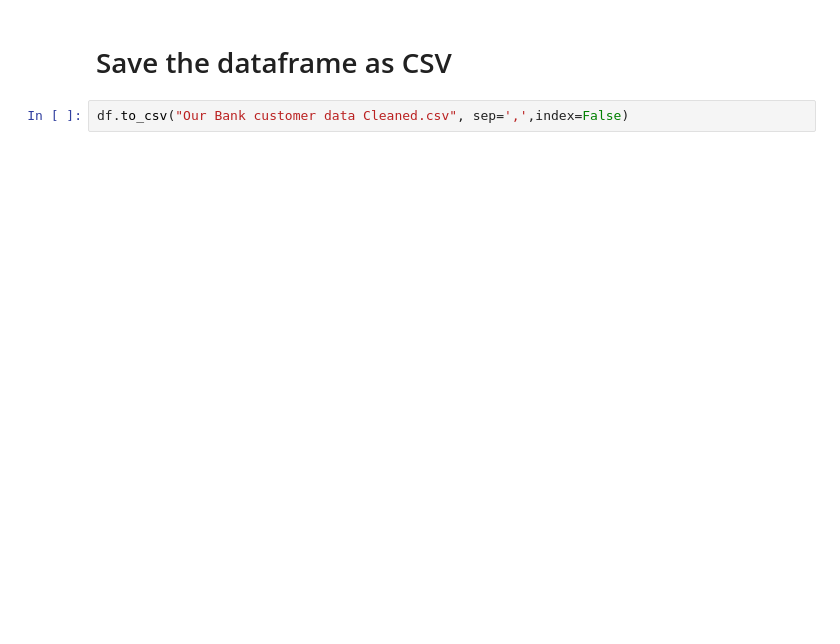
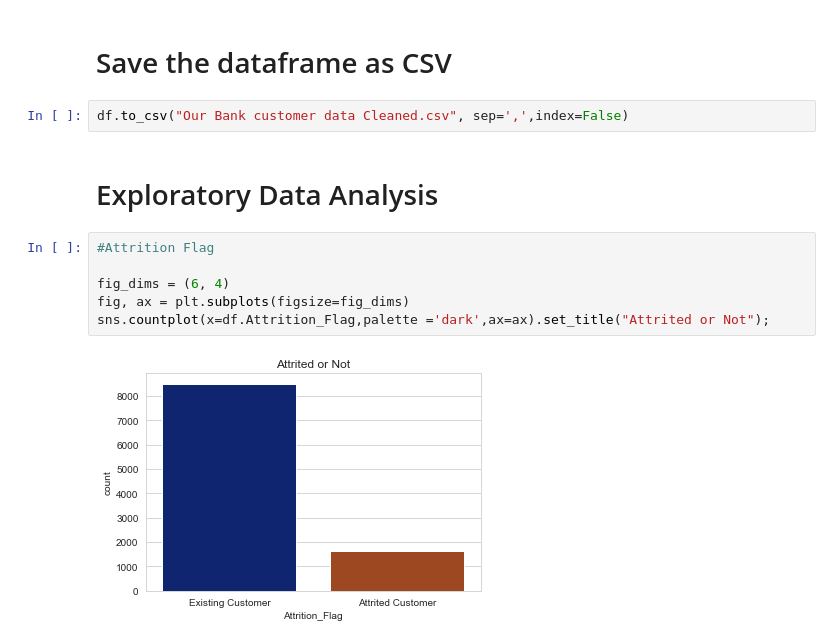
Before and after one commit to pallavi-dalvi/ourbank-customer-churn, a Jupyter notebook: Our Bank Data Set.ipynb, the cells around one changed output. Cells and saved outputs as stored; diff of their text form; blank space fills up the shorter version.

```diff
--- a/Our Bank Data Set.ipynb
+++ b/Our Bank Data Set.ipynb
@@ -451,3 +329,13 @@ dtype: object
 # Save the dataframe as CSV
 # %%
 df.to_csv("Our Bank customer data Cleaned.csv", sep=',',index=False)
+# %% [markdown]
+# Exploratory Data Analysis
+# %%
+#Attrition Flag
+
+fig_dims = (6, 4)
+fig, ax = plt.subplots(figsize=fig_dims)
+sns.countplot(x=df.Attrition_Flag,palette ='dark',ax=ax).set_title("Attrited or Not");
+# %% [output]
+[figure, added]
```
Also changed, not shown: parts of 58 cells of this notebook.
